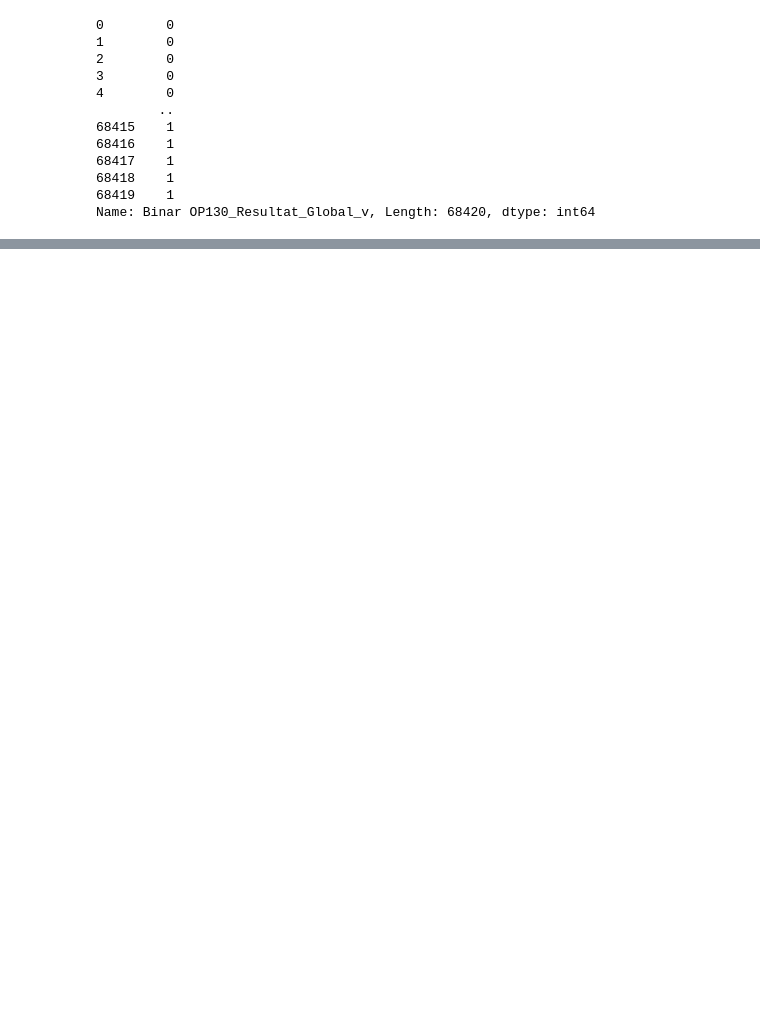
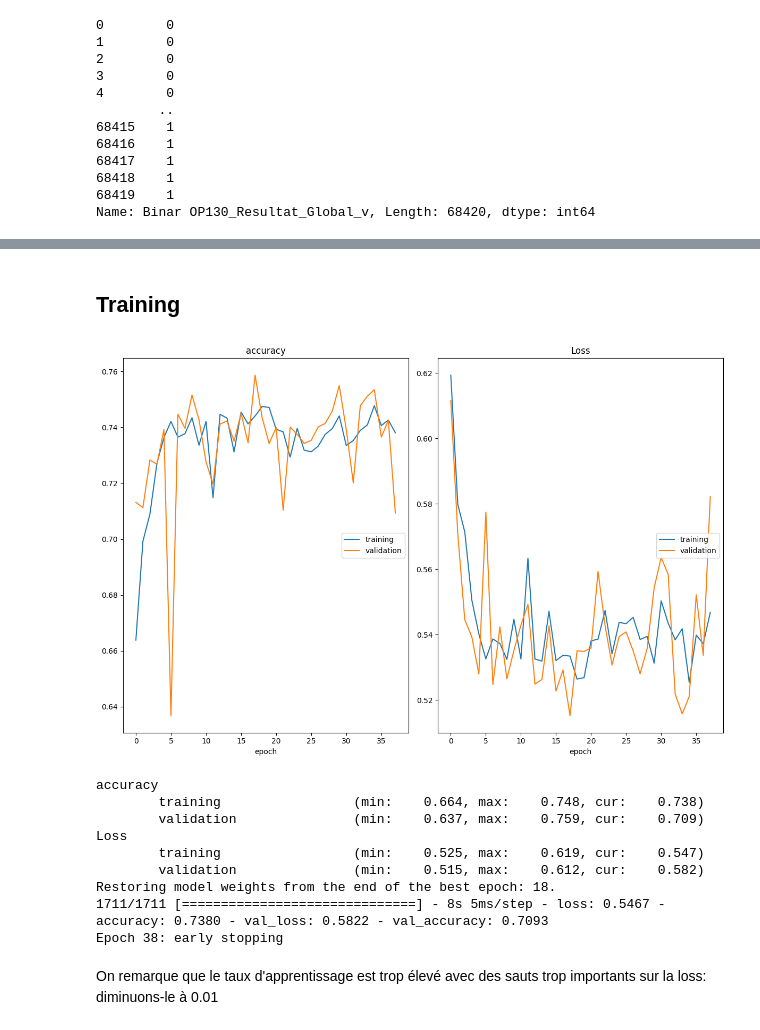
Before and after one commit to TonioHathos/AI_Valeo, a Jupyter notebook: code_Antoine/Modèle_NN_Antoine.ipynb, the cells around one changed output, grey strips where cells are left out. Cells and saved outputs as stored; diff of their text form; code cells hidden in the pictures; blank space fills up the shorter version.

```diff
--- a/code_Antoine/Modèle_NN_Antoine.ipynb
+++ b/code_Antoine/Modèle_NN_Antoine.ipynb
@@ -131,5 +118,2 @@ df_training_mod.drop(columns=['Unnamed: 0'])
 # %% [markdown]
 ### Class imbalance
-# %%
-labels_raw = df_training_mod['Binar OP130_Resultat_Global_v']
-labels_raw
@@ -209,0 +292,7 @@ IndexError: ignored
+# %%
+sample_size = df_training.shape[1]
+# %%
+shallow_architecture = [8, 6, 1]
+model = make_sequential_model(sample_size, shallow_architecture,
+                              learning_rate=0.1)
+model.summary()
@@ -209,0 +323,11 @@ IndexError: ignored
+# %%
+def enforce_reproducibility(seed):
+  tf.keras.backend.clear_session()
+
+  # To know more:
+  #       https://machinelearningmastery.com/reproducible-results-neural-networks-keras/
+  random.seed(seed)
+  np.random.seed(random.randint(0,300000))
+  tf.random.set_seed(random.randint(0,300000))
+# %% [markdown]
+## Training
@@ -209,0 +428,17 @@ IndexError: ignored
+# %%
+nn_file = my_path + 'nn-0.1.s10'
+
+history = train_model(model, nn_file, df_training, labels, seed=10, max_epochs=200)
+# %% [output]
+[figure, added]
+accuracy
+        training                 (min:    0.664, max:    0.748, cur:    0.738)
+        validation               (min:    0.637, max:    0.759, cur:    0.709)
+Loss
+        training                 (min:    0.525, max:    0.619, cur:    0.547)
+        validation               (min:    0.515, max:    0.612, cur:    0.582)
+Restoring model weights from the end of the best epoch: 18.
+1711/1711 [==============================] - 8s 5ms/step - loss: 0.5467 - accuracy: 0.7380 - val_loss: 0.5822 - val_accuracy: 0.7093
+Epoch 38: early stopping
+# %% [markdown]
+On remarque que le taux d'apprentissage est trop élevé avec des sauts trop importants sur la loss: diminuons-le à 0.01
```
Also changed, not shown: parts of 24 cells of this notebook.
